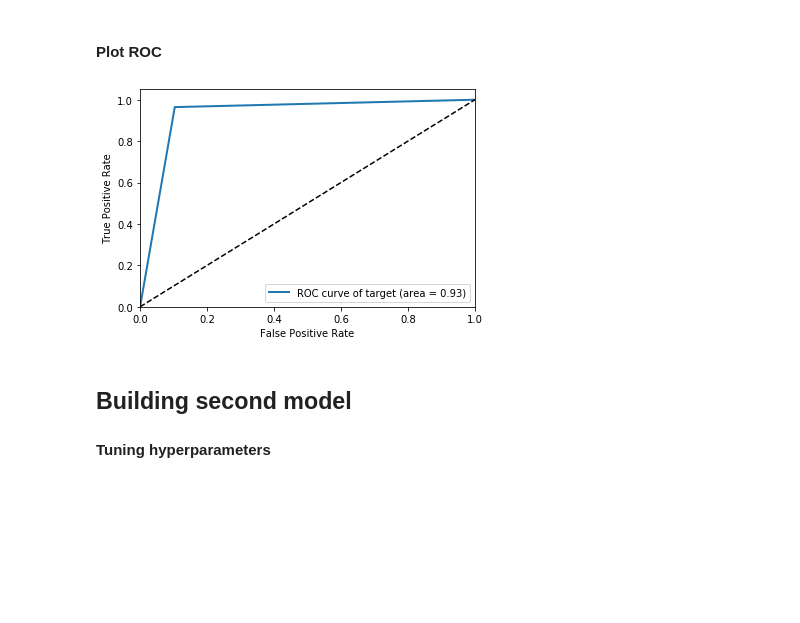
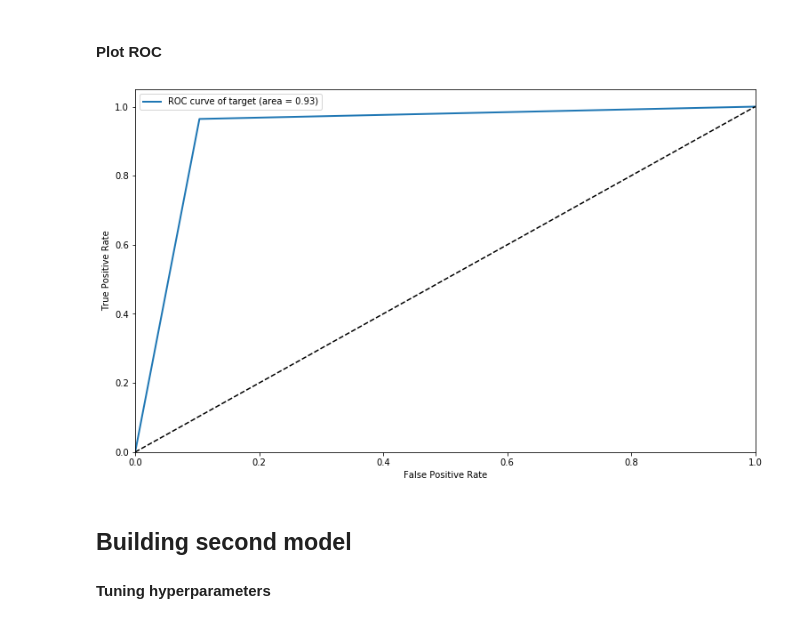
Before and after one commit to persocom01/GA-lessons, a Jupyter notebook: PROJECTS-AND-ASSIGNMENTS/project_3/code/02_project_3.ipynb, the cells around one changed output. Drawn from its saved outputs; the diff is of its cells as text; code cells hidden in the pictures; blank space fills up the shorter version.

```diff
--- a/PROJECTS-AND-ASSIGNMENTS/project_3/code/02_project_3.ipynb
+++ b/PROJECTS-AND-ASSIGNMENTS/project_3/code/02_project_3.ipynb
@@ -161,9 +161,9 @@ model accuracy on test set: 0.9279778393351801
 #### Plot ROC
 # %%
 roc = dp.Roc()
-roc.plot(y_test, y_pred)
+roc.plot(y_test, y_pred, figsize=(12.5, 7.5))
 # %% [output]
-[figure, old version]
+[figure, new version]
 # %% [markdown]
 ## Building second model
 
```
Also changed, not shown: parts of 7 cells of this notebook, 1 other file.
